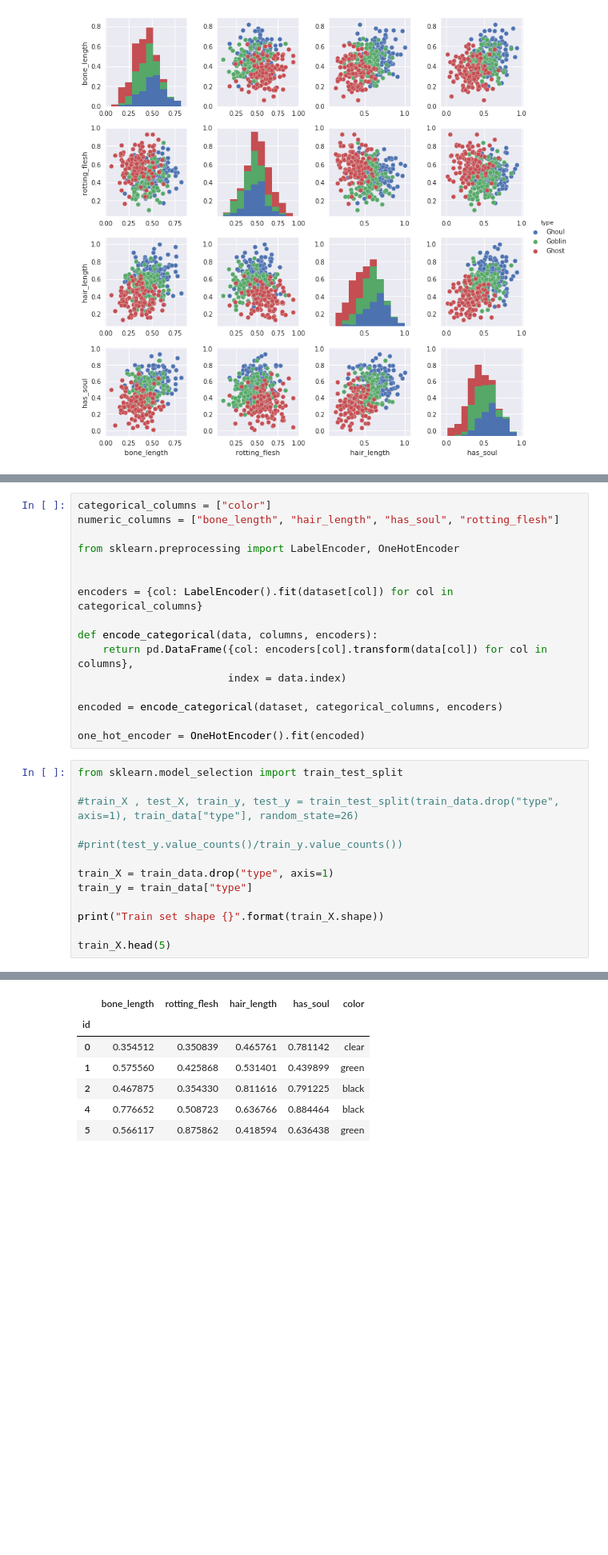
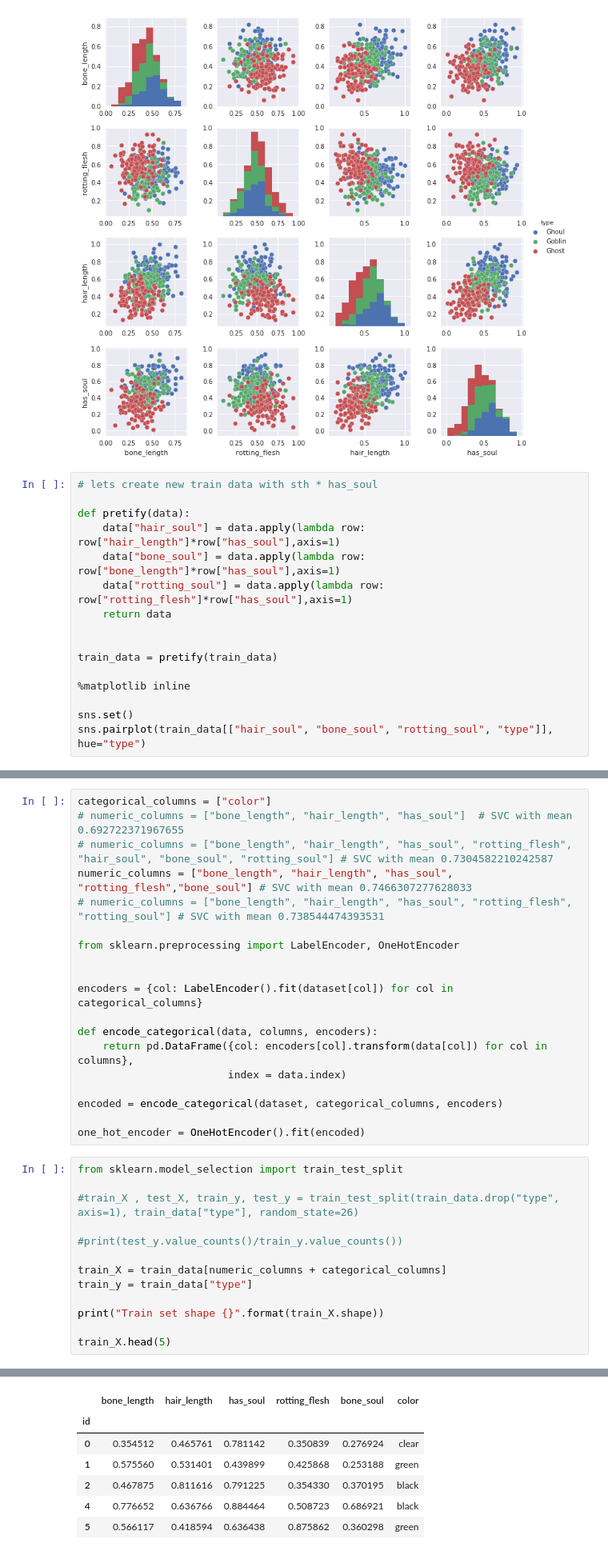
Before and after one commit to radpet/fmi-ml, a Jupyter notebook: goblins/Just messin arround.ipynb, the cells around one changed output, grey strips where cells are left out. Shown: that part at 80% size. Cells and saved outputs as stored; diff of their text form; blank space fills up the shorter version.

```diff
--- a/goblins/Just messin arround.ipynb
+++ b/goblins/Just messin arround.ipynb
@@ -53,3 +53,19 @@ sns.pairplot(train_data[["bone_length", "rotting_flesh", "hair_length", "has_sou
 # %% [output]
 <seaborn.axisgrid.PairGrid at 0x...>
 [figure]
+# %%
+# lets create new train data with sth * has_soul
+
+def pretify(data):
+    data["hair_soul"] = data.apply(lambda row: row["hair_length"]*row["has_soul"],axis=1)
+    data["bone_soul"] = data.apply(lambda row: row["bone_length"]*row["has_soul"],axis=1)
+    data["rotting_soul"] = data.apply(lambda row: row["rotting_flesh"]*row["has_soul"],axis=1)
+    return data
+
+
+train_data = pretify(train_data)
+
+%matplotlib inline
+
+sns.set()
+sns.pairplot(train_data[["hair_soul", "bone_soul", "rotting_soul", "type"]], hue="type")
@@ -56,6 +75,9 @@ sns.pairplot(train_data[["bone_length", "rotting_flesh", "hair_length", "has_sou
 # %%
 categorical_columns = ["color"]
-numeric_columns = ["bone_length", "hair_length", "has_soul", "rotting_flesh"]
+# numeric_columns = ["bone_length", "hair_length", "has_soul"]  # SVC with mean 0.692722371967655
+# numeric_columns = ["bone_length", "hair_length", "has_soul", "rotting_flesh", "hair_soul", "bone_soul", "rotting_soul"] # SVC with mean 0.7304582210242587
+numeric_columns = ["bone_length", "hair_length", "has_soul", "rotting_flesh","bone_soul"] # SVC with mean 0.7466307277628033
+# numeric_columns = ["bone_length", "hair_length", "has_soul", "rotting_flesh", "rotting_soul"] # SVC with mean 0.738544474393531
 
 from sklearn.preprocessing import LabelEncoder, OneHotEncoder
 
@@ -76,7 +98,7 @@ from sklearn.model_selection import train_test_split
 
 #print(test_y.value_counts()/train_y.value_counts())
 
-train_X = train_data.drop("type", axis=1)
+train_X = train_data[numeric_columns + categorical_columns]
 train_y = train_data["type"]
 
 print("Train set shape {}".format(train_X.shape))
@@ -87,10 +109,10 @@ Train set shape (371, 5)
-|  | bone_length | rotting_flesh | hair_length | has_soul | color |
-| id |  |  |  |  |  |
-| 0 | 0.354512 | 0.350839 | 0.465761 | 0.781142 | clear |
-| 1 | 0.575560 | 0.425868 | 0.531401 | 0.439899 | green |
-| 2 | 0.467875 | 0.354330 | 0.811616 | 0.791225 | black |
-| 4 | 0.776652 | 0.508723 | 0.636766 | 0.884464 | black |
-| 5 | 0.566117 | 0.875862 | 0.418594 | 0.636438 | green |
+|  | bone_length | hair_length | has_soul | rotting_flesh | bone_soul | color |
+| id |  |  |  |  |  |  |
+| 0 | 0.354512 | 0.465761 | 0.781142 | 0.350839 | 0.276924 | clear |
+| 1 | 0.575560 | 0.531401 | 0.439899 | 0.425868 | 0.253188 | green |
+| 2 | 0.467875 | 0.811616 | 0.791225 | 0.354330 | 0.370195 | black |
+| 4 | 0.776652 | 0.636766 | 0.884464 | 0.508723 | 0.686921 | black |
+| 5 | 0.566117 | 0.418594 | 0.636438 | 0.875862 | 0.360298 | green |
 # %%
 one_hot_X_train = one_hot_encoder.transform(encode_categorical(train_X[categorical_columns], categorical_columns, encoders))
 train_X = np.concatenate([train_X[numeric_columns], one_hot_X_train.toarray()], axis=1);
```
Also changed, not shown: parts of 6 cells of this notebook.
